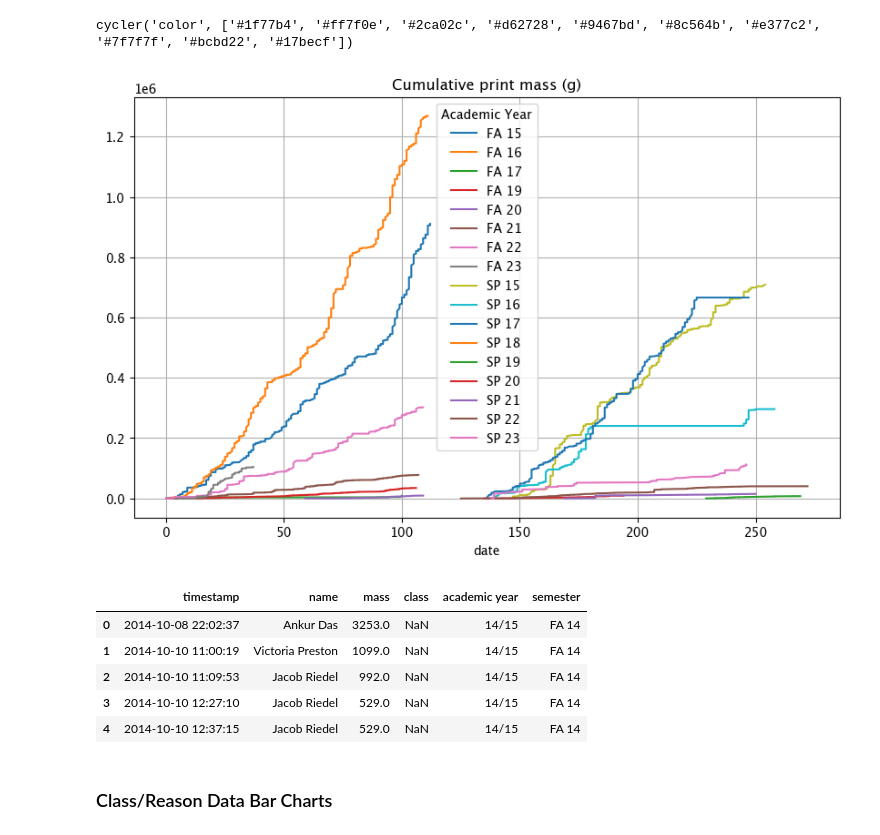
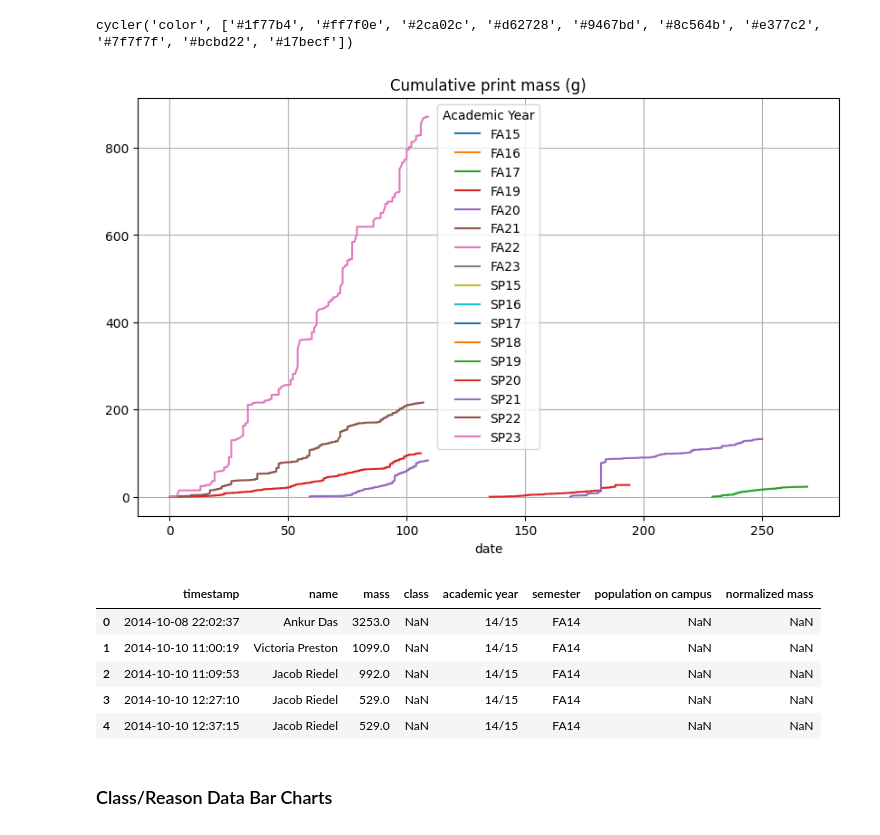
Before and after one commit to JohnnyMaBoi/olin-3d-printing, a Jupyter notebook: process_data.ipynb, the cells around one changed output. Drawn from its saved outputs; the diff is of its cells as text; code cells hidden in the pictures.

```diff
--- a/process_data.ipynb
+++ b/process_data.ipynb
@@ -252,10 +252,36 @@ def get_semester(timestamp:pd.Timestamp):
     """
     year = int(repr(timestamp.year)[-2:]) # lat two digits of year
     if 1 <= timestamp.month <= 5: # before september spring semester
-        return f"SP {year}"
+        return f"SP{year}"
     elif 9 <= timestamp.month <= 12:                   # after september: fall semester
-        return f"FA {year}"
+        return f"FA{year}"
+
+def get_population_on_campus(semester:str, population_dict=None):
+    """
+    Return the "population" for each entry, population on campus at that time
+
+    Args:
+        df (pandas dataframe): relevant rows are semester (str) and mass (float)
+            semester (str): string of 2 alpha character semester (FA or SP) followed by 2 numeric character year (i.e. 19 or 20)
+            mass (float): float of mass in grams
+        population_dict (optional): dict with semester as keys and number of people as values. Can be used to override manually
+            inputted person mapping with number of individuals printing per semester
+            TODO: add number of people printing per semester calculation after scatter plotting is completed
+    Returns:
+        normalized_mass (float)): mass of print divided by number of people currently on campus
+    """
+    # if you don't have an inputted mapping for students per semester, use the default
+    if not population_dict:
+        population_dict = {"FA18":340, "SP19":326, "FA19":347, "SP20":333, "FA20":113, "SP21":113, "FA21":360, "FA22":347}
+    if semester in population_dict: # before september spring semester
+        return population_dict[semester]
+    else:                   # after september: fall semester
+        # print(f"{semester} not in population dict!")
+        return np.nan
 
 # add aacademic year column to df
 df["academic year"] = df["timestamp"].apply(lambda x: get_academic_year(x))
 df["semester"] = df["timestamp"].apply(lambda x: get_semester(x))
+df["population on campus"] = df["semester"].apply(lambda x: get_population_on_campus(x))
+df["normalized mass"] = df["mass"].divide(df["population on campus"])
+df["normalized mass"].describe()
@@ -286,7 +322,7 @@ plt.grid(True)
 
 
 # group data by academic semester
-sem_groupby = df.groupby('semester')[["timestamp", "mass"]]
+sem_groupby = df.groupby('semester')[["timestamp", "mass", "normalized mass"]]
 
 p_year = 14
 color = "blue"
@@ -298,41 +334,41 @@ for sem, _df in sem_groupby:
     # else:
     #     # plt.plot(_df["timestamp"].apply(lambda x: get_ac_year_day(x)), _df["mass"].cumsum(), label=f'{ac_year}')
     #     plt.plot(_df["timestamp"].apply(lambda x: get_ac_year_day(x)), _df["mass"].cumsum(), label=f'{sem[:2]}')
     year = sem[-2:]
 
     # # cycle color
     # if year != p_year:
     #     color = next(ax1._get_lines.prop_cycler)['color']
 
     # p_year = year
 
     if year in ["14"]:    #"17/18",, "19/20", "18/19", "20/21"]
         pass
     else:
-        plt.plot(_df["timestamp"].apply(lambda x: get_ac_year_day(x)), _df["mass"].cumsum(), label=f'{sem}')
+        plt.plot(_df["timestamp"].apply(lambda x: get_ac_year_day(x)), _df["normalized mass"].cumsum(), label=f'{sem}')
 
 # Set y-axis label for left subplot only
 plt.title('Cumulative print mass (g)')
 # plt.set_title("Fall")
 # plt.set_title("Spring")
 # plt.title("Cumulative Print mass vs. date by academic year and semester")
 # Add title to subplot
 # plt.suptitle(' Cumulative Print mass vs. date by academic year and semester ', fontsize=20)
 
 # Display the plot
 plt.legend(title="Academic Year")
 # plt.legend(title="Academic Year")
 plt.show()
 
 df.head()
 # %% [output]
-[figure, old version]
+[figure, new version]
-|  | timestamp | name | mass | class | academic year | semester |
-| 0 | 2014-10-08 22:02:37 | Ankur Das | 3253.0 | NaN | 14/15 | FA 14 |
-| 1 | 2014-10-10 11:00:19 | Victoria Preston | 1099.0 | NaN | 14/15 | FA 14 |
-| 2 | 2014-10-10 11:09:53 | Jacob Riedel | 992.0 | NaN | 14/15 | FA 14 |
-| 3 | 2014-10-10 12:27:10 | Jacob Riedel | 529.0 | NaN | 14/15 | FA 14 |
-| 4 | 2014-10-10 12:37:15 | Jacob Riedel | 529.0 | NaN | 14/15 | FA 14 |
+|  | timestamp | name | mass | class | academic year | semester | population on campus | normalized mass |
+| 0 | 2014-10-08 22:02:37 | Ankur Das | 3253.0 | NaN | 14/15 | FA14 | NaN | NaN |
+| 1 | 2014-10-10 11:00:19 | Victoria Preston | 1099.0 | NaN | 14/15 | FA14 | NaN | NaN |
+| 2 | 2014-10-10 11:09:53 | Jacob Riedel | 992.0 | NaN | 14/15 | FA14 | NaN | NaN |
+| 3 | 2014-10-10 12:27:10 | Jacob Riedel | 529.0 | NaN | 14/15 | FA14 | NaN | NaN |
+| 4 | 2014-10-10 12:37:15 | Jacob Riedel | 529.0 | NaN | 14/15 | FA14 | NaN | NaN |
 # %% [markdown]
 ### Class/Reason Data Bar Charts
 # %%
```
Also changed, not shown: parts of 7 cells of this notebook.
